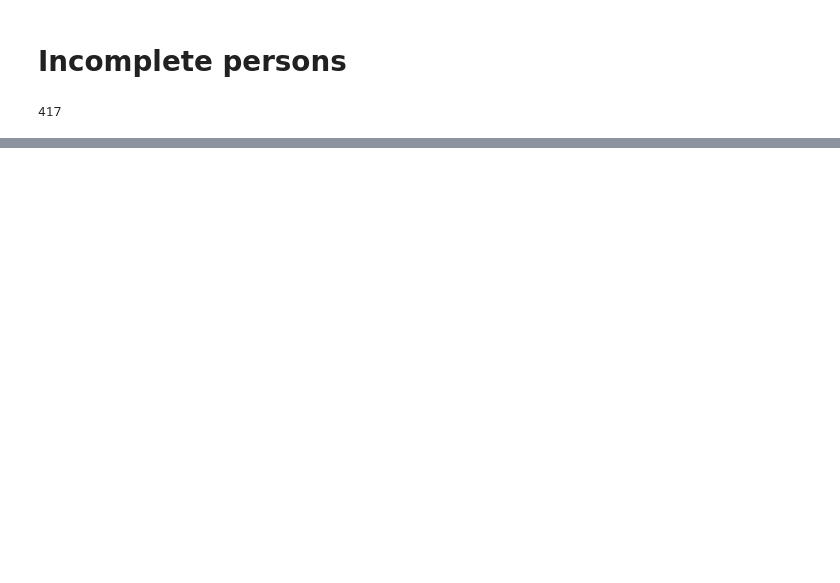
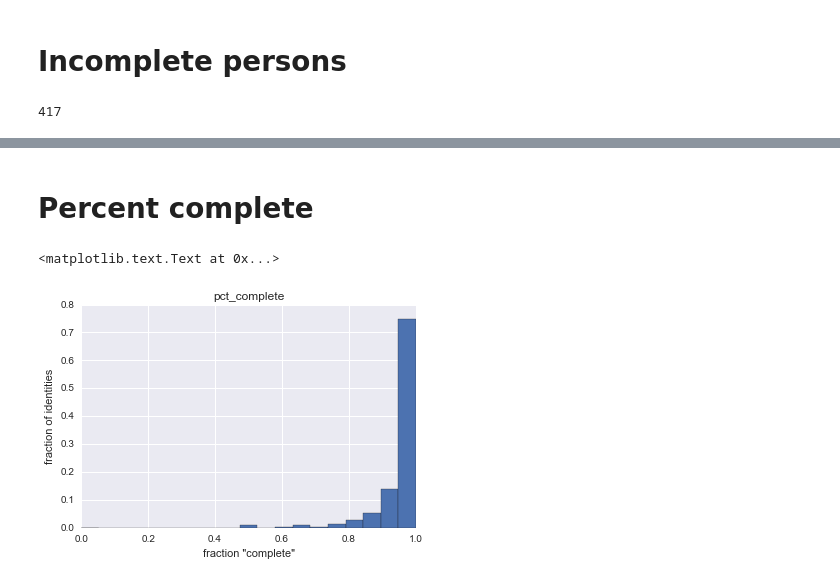
Before and after one commit to dssg/pgdedupe, a Jupyter notebook: Deduplication validation.ipynb, the cells around one changed output, grey strips where cells are left out. Cells and saved outputs as stored; diff of their text form; code cells hidden in the pictures; blank space fills up the shorter version.

```diff
--- a/Deduplication validation.ipynb
+++ b/Deduplication validation.ipynb
@@ -171,3 +182,15 @@ pd.read_sql("SELECT * FROM dedupe.entries WHERE uuid = '{}'".format(incompletes.
 | 9 | 00dfbe6c-57d8-472a-8033-76cb9dd91c59 | Ashley | Nicholson | None | F | None | white | None | 4618 | Ashley Nicholson | ... |
 | 10 | 00dfbe6c-57d8-472a-8033-76cb9dd91c59 | Ashley | Nicholson | 006-47-4889 | F | 1967-04-24 | white | nonhispanic | 4621 | Ashley Nicholson | ... |
 | 11 | 00dfbe6c-57d8-472a-8033-76cb9dd91c59 | Ashleie | Nicholson | 006-47-4889 | F | 1967-04-24 | white | nonhispanic | 4628 | Ashleie Nicholson | ... |
+# %% [markdown]
+# Percent complete
+# %%
+df = pd.read_sql("""SELECT uuid, max(count)/sum(count) as pct_complete from
+                        (SELECT uuid, dedupe_id, count(*) from dedupe.entries group by 1, 2) e group by 1""", engine)
+# %%
+df.hist('pct_complete',bins=np.linspace(0,1,20), weights=np.ones(len(df))/len(df))
+plt.xlabel('fraction "complete"')
+plt.ylabel('fraction of identities')
+# %% [output]
+<matplotlib.text.Text at 0x...>
+[figure, added]
```
Also changed, not shown: parts of 12 cells of this notebook, 2 other files.
